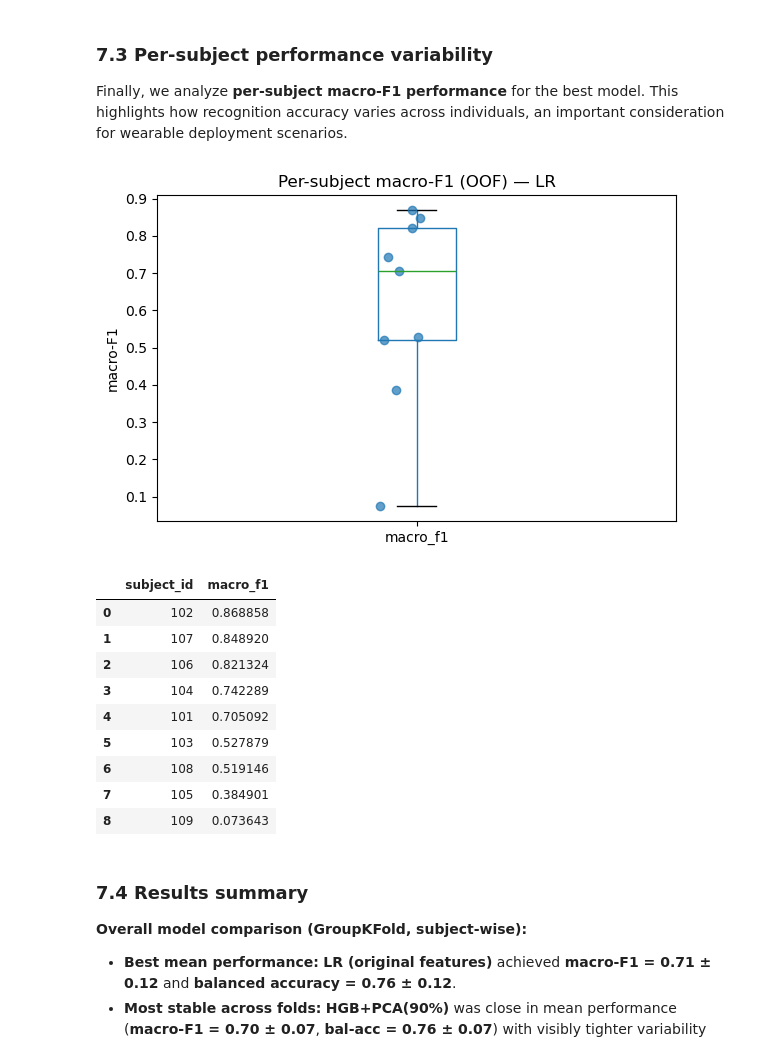
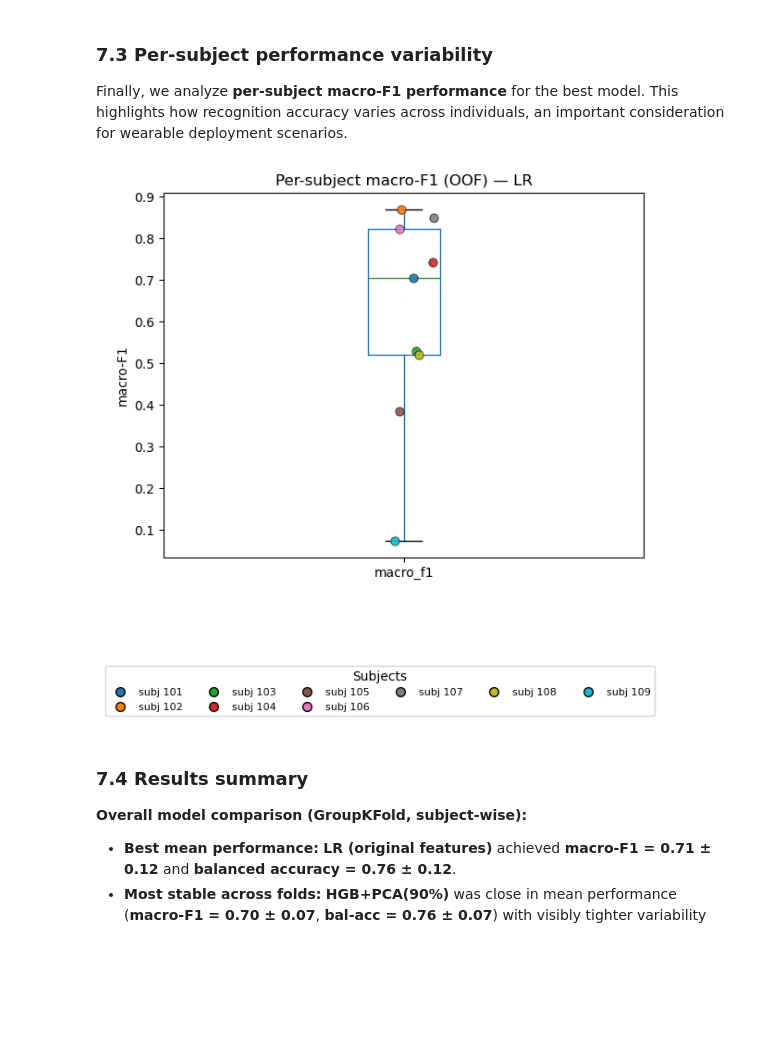
Before and after one commit to ChouaibB/wearables-ml-examples, a Jupyter notebook: notebooks/01_activity_recognition_from_wrist_imu_pamap2.ipynb, the cells around one changed output. Cells and saved outputs as stored; diff of their text form; code cells hidden in the pictures; blank space fills up the shorter version.

```diff
--- a/notebooks/01_activity_recognition_from_wrist_imu_pamap2.ipynb
+++ b/notebooks/01_activity_recognition_from_wrist_imu_pamap2.ipynb
@@ -752,52 +752,81 @@ best_model_name = results.iloc[0]["model"]
 y_true_oof = oof[best_model_name]["y_true"]
 y_pred_oof = oof[best_model_name]["y_pred"]
 groups_oof = oof[best_model_name]["groups"]
 
 df_oof = pd.DataFrame({
     "subject_id": groups_oof,
     "y_true": y_true_oof,
     "y_pred": y_pred_oof,
 })
 
 per_subject_rows = []
 for sid, d in df_oof.groupby("subject_id"):
     per_subject_rows.append({
         "subject_id": sid,
         "macro_f1": f1_score(
             d["y_true"], d["y_pred"],
             average="macro",
             labels=all_labels,
             zero_division=0,
         )
     })
 
-per_subject = pd.DataFrame(per_subject_rows)
+per_subject = pd.DataFrame(per_subject_rows).sort_values("subject_id")
 
-fig, ax = plt.subplots(figsize=(6, 4))
+# Color map per subject (deterministic)
+subjects = per_subject["subject_id"].tolist()
+K = len(subjects)
+cmap = matplotlib.colormaps.get_cmap("tab10").resampled(K)
+subj2color = {sid: cmap(i) for i, sid in enumerate(subjects)}
+
+fig, ax = plt.subplots(figsize=(6, 6))
 per_subject.boxplot(column="macro_f1", ax=ax, grid=False)
 
-# overlay individual points
-x = np.random.normal(loc=1, scale=0.04, size=len(per_subject))
-ax.plot(x, per_subject["macro_f1"], "o", alpha=0.7)
+# Overlay individual points (colored by subject) with slight jitter
+rng = np.random.RandomState(RANDOM_STATE)
+x = 1 + rng.normal(loc=0.0, scale=0.04, size=len(per_subject))
+
+import matplotlib.lines as mlines
+handles = []
+for i, row in enumerate(per_subject.itertuples(index=False)):
+    ax.scatter(
+        x[i],
+        row.macro_f1,
+        s=45,
+        color=subj2color[row.subject_id],
+        edgecolors="black",
+        linewidths=0.5,
+        alpha=0.9,
+        zorder=3,
+    )
+    handles.append(
+        mlines.Line2D(
+            [], [], linestyle="None", marker="o",
+            markerfacecolor=subj2color[row.subject_id],
+            markeredgecolor="black",
+            markersize=7,
+            label=f"subj {int(row.subject_id)}",
+        )
+    )
 
 ax.set_title(f"Per-subject macro-F1 (OOF) — {best_model_name}")
 ax.set_ylabel("macro-F1")
-fig.tight_layout()
+
+# Legend outside bottom (horizontal)
+fig.legend(
+    handles=handles,
+    loc="lower center",
+    bbox_to_anchor=(0.5, -0.01),
+    ncol=min(len(handles), 6),
+    frameon=True,
+    fontsize=8,
+    title="Subjects",
+)
+
+plt.tight_layout(rect=[0, 0.22, 1, 1])
 plt.show()
-
-display(per_subject.sort_values("macro_f1", ascending=False).reset_index(drop=True))
 # %% [output]
-[figure, old version]
+[figure, new version]
-|  | subject_id | macro_f1 |
-| 0 | 102 | 0.868858 |
-| 1 | 107 | 0.848920 |
-| 2 | 106 | 0.821324 |
-| 3 | 104 | 0.742289 |
-| 4 | 101 | 0.705092 |
-| 5 | 103 | 0.527879 |
-| 6 | 108 | 0.519146 |
-| 7 | 105 | 0.384901 |
-| 8 | 109 | 0.073643 |
 # %% [markdown]
 ### 7.4 Results summary
 
```
Also changed, not shown: parts of 1 cell of this notebook.
